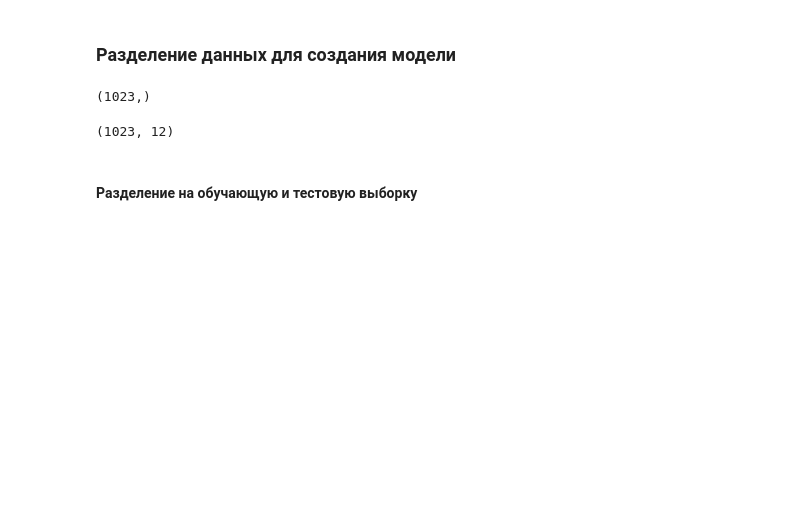
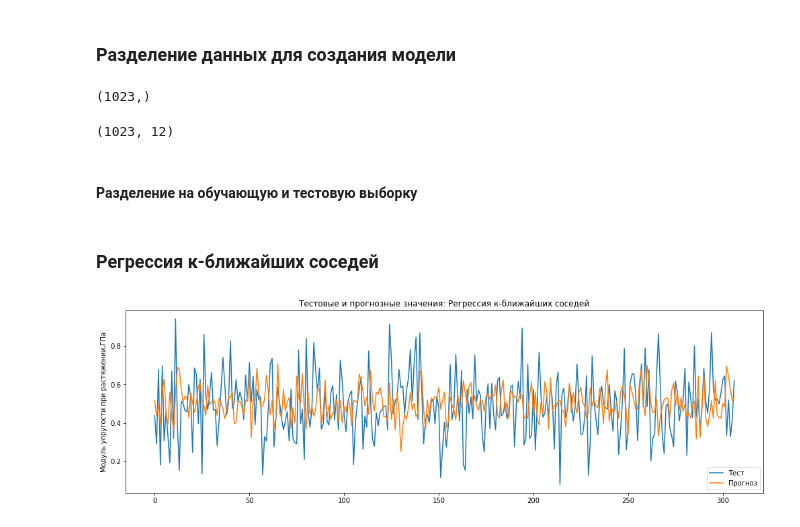
Before and after one commit to truhin-andrei/mgtu-project, a Jupyter notebook: compositeMaterials.ipynb, the cells around one changed output. Cells and saved outputs as stored; diff of their text form; code cells hidden in the pictures; blank space fills up the shorter version.

```diff
--- a/compositeMaterials.ipynb
+++ b/compositeMaterials.ipynb
@@ -208,0 +213,9 @@ for name in df_norm.columns:
+# %%
+def actual_and_predicted_plot(orig, predict, var, model_name):
+ plt.figure(figsize=(17,5))
+ plt.title(f'Тестовые и прогнозные значения: {model_name}')
+ plt.plot(orig, label='Тест')
+ plt.plot(predict, label='Прогноз')
+ plt.legend(loc='best')
+ plt.ylabel(var)
+ plt.show()
@@ -209,19 +224,33 @@ for name in df_norm.columns:
 # %% [markdown]
 ### Разделение данных для создания модели
 # %%
-output_TMoE = df_norm['Модуль упругости при растяжении, ГПа']
-output_TS = df_norm['Прочность при растяжении, МПа']
-output_TMoE.shape
+y_TMoE = df_norm['Модуль упругости при растяжении, ГПа']
+y_TS = df_norm['Прочность при растяжении, МПа']
+y_TMoE.shape
 # %% [output]
 (1023,)
 # %%
-input_TMoE = df_norm.loc[:, df_norm.columns != 'Модуль упругости при растяжении, ГПа']
-input_TS = df_norm.loc[:, df_norm.columns != 'Прочность при растяжении, МПа']
-input_TMoE.shape
+X_TMoE = df_norm.loc[:, df_norm.columns != 'Модуль упругости при растяжении, ГПа']
+X_TS = df_norm.loc[:, df_norm.columns != 'Прочность при растяжении, МПа']
+X_TMoE.shape
 # %% [output]
 (1023, 12)
 # %% [markdown]
 #### Разделение на обучающую и тестовую выборку
 # %%
-X_input_TMoE, X_output_TMoE, y_input_TMoE, y_output_TMoE = train_test_split(input_TMoE, output_TMoE, test_size = .3, random_state = 22)
-X_input_TS, X_output_TS, y_input_TS, y_output_TS = train_test_split(input_TS, output_TS, test_size = .3, random_state = 22)
+X_TMoE_train, X_TMoE_test, y_TMoE_train, y_TMoE_test = train_test_split(X_TMoE, y_TMoE, test_size = .3, random_state = 22)
+X_TS_train, X_TS_test, y_TS_train, y_TS_test = train_test_split(X_TS, y_TS, test_size = .3, random_state = 22)
+# %% [markdown]
+### Регрессия к-ближайших соседей
+# %%
+KNeighborsRegressorObj_TMoE = KNeighborsRegressor()
+KNeighborsRegressorObj_TMoE.fit(X_TMoE_train,  y_TMoE_train)
+
+MSE_TMoE = mean_squared_error(y_TMoE_test,
+KNeighborsRegressorObj_TMoE.predict(X_TMoE_test))
+R2_TMoE = r2_score(y_TMoE_test, KNeighborsRegressorObj_TMoE.predict(X_TMoE_test))
+
+actual_and_predicted_plot(y_TMoE_test.values,
+KNeighborsRegressorObj_TMoE.predict(X_TMoE_test), 'Модуль упругости при растяжении,ГПа', 'Регрессия к-ближайших соседей')
+# %% [output]
+[figure, added]
```
Also changed, not shown: parts of 5 cells of this notebook.
